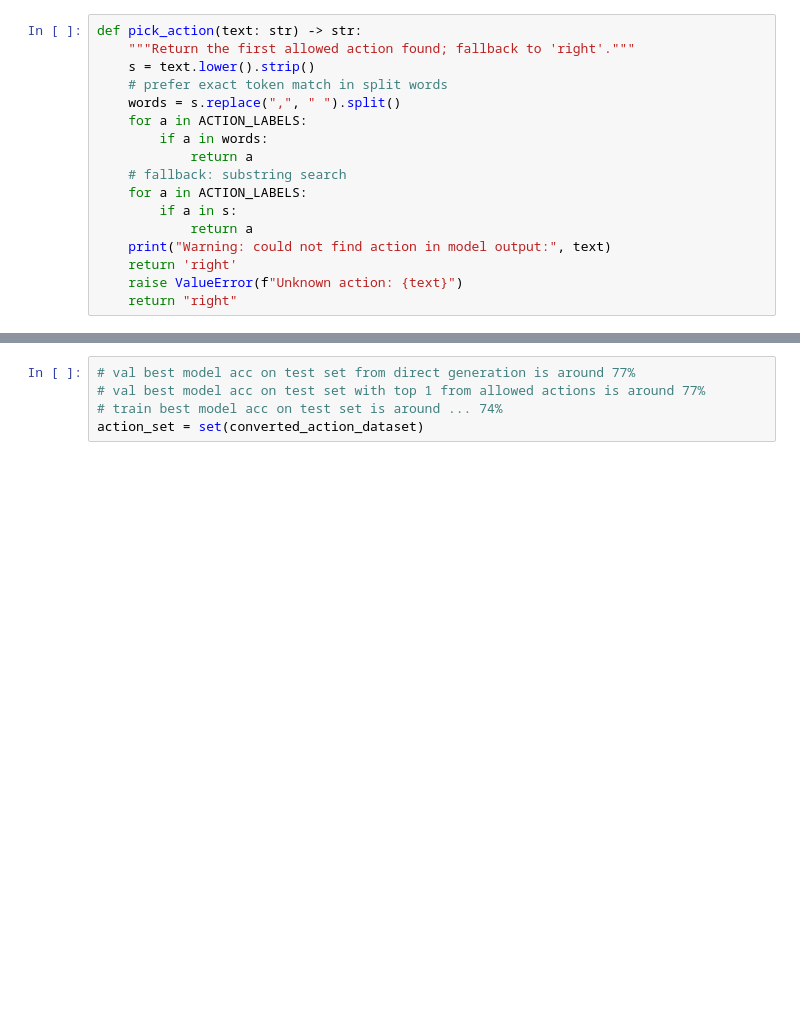
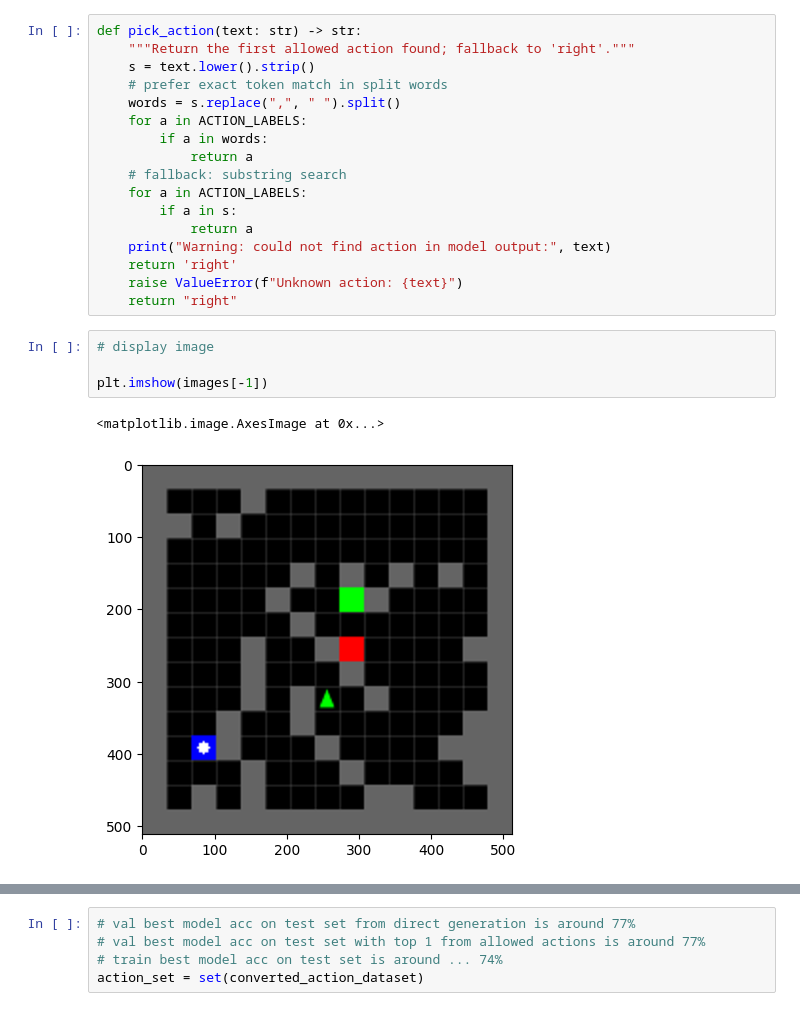
Before and after one commit to chen-yuan-zhang/new_multi_grid, a Jupyter notebook: neuro_predictor_training/eval.ipynb, the cells around one changed output, grey strips where cells are left out. Drawn from its saved outputs; the diff is of its cells as text; blank space fills up the shorter version.

```diff
--- a/neuro_predictor_training/eval.ipynb
+++ b/neuro_predictor_training/eval.ipynb
@@ -232,3 +224,10 @@ def pick_action(text: str) -> str:
     return 'right'
     raise ValueError(f"Unknown action: {text}")
     return "right"
+# %%
+# display image
+
+plt.imshow(images[-1])
+# %% [output]
+<matplotlib.image.AxesImage at 0x...>
+[figure, added]
```
Also changed, not shown: parts of 4 cells of this notebook, 3 other files.
